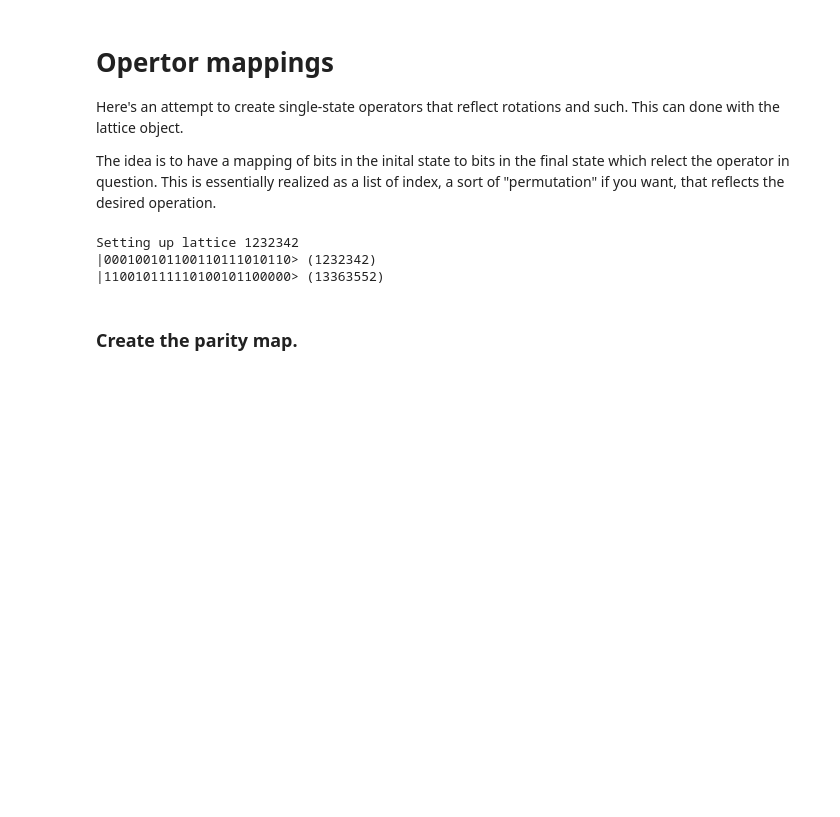
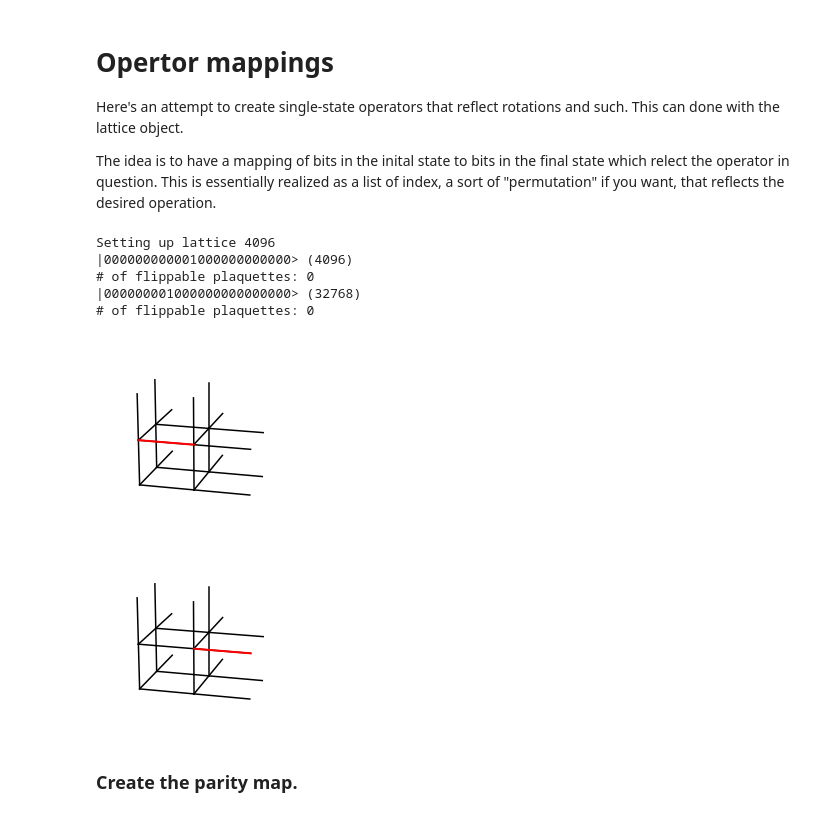
Before and after one commit to cygnus2/FQLMs, a Jupyter notebook: python_operators/operator_maps.ipynb, the cells around one changed output. Drawn from its saved outputs; the diff is of its cells as text; code cells hidden in the pictures; blank space fills up the shorter version.

```diff
--- a/python_operators/operator_maps.ipynb
+++ b/python_operators/operator_maps.ipynb
@@ -10,14 +10,21 @@ import sys
 sys.path.append('../symmetry_stuff/')
 from lattice_object import LatticeObject
 # %%
-state = LatticeObject(1232342, L=[2,2,2])
+ji = 13
+state = LatticeObject(1<<ji-1, L=[2,2,2])
 print(state.to_bin())
-state.apply_parity_flip()
+state.draw()
+state.apply_alternate_parity_flip()
 print(state.to_bin())
+state.draw()
 # %% [output]
-Setting up lattice 1232342
-|000100101100110111010110> (1232342)
-|110010111110100101100000> (13363552)
+Setting up lattice 4096
+|000000000001000000000000> (4096)
+# of flippable plaquettes: 0
+|000000001000000000000000> (32768)
+# of flippable plaquettes: 0
+[figure, added]
+[figure, added]
 # %% [markdown]
 ### Create the parity map.
 # %%
```
Also changed, not shown: parts of 5 cells of this notebook, 14 other files.
